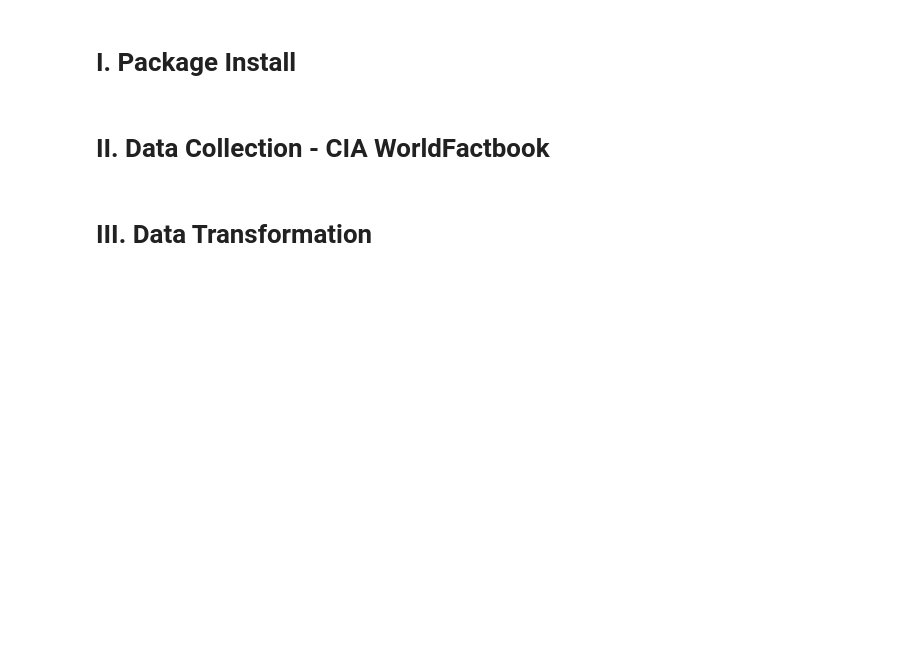
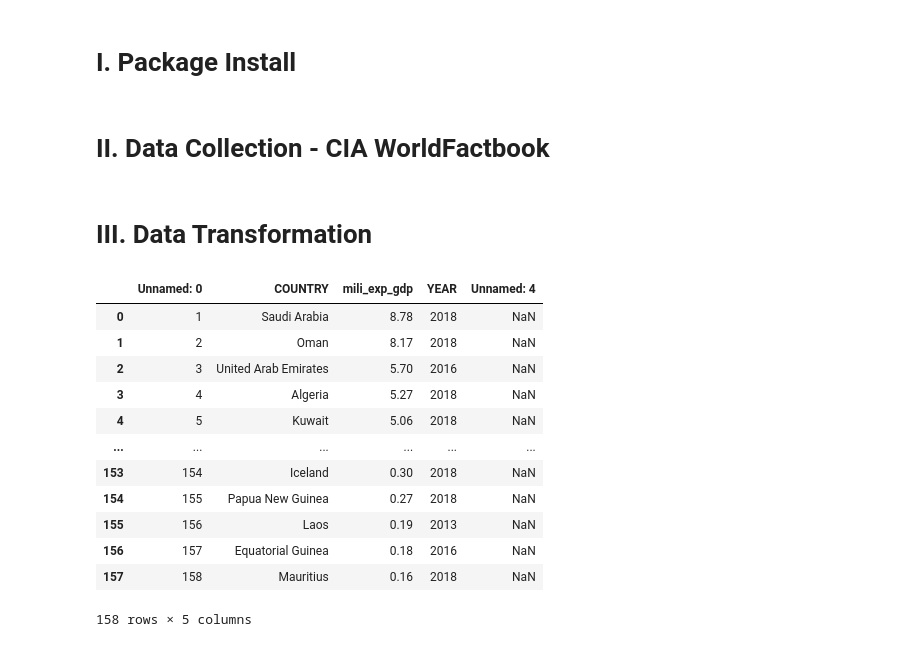
Before and after one commit to Silkways/CIA-Project, a Jupyter notebook: Main.ipynb, the cells around one changed output. Drawn from its saved outputs; the diff is of its cells as text; code cells hidden in the pictures; blank space fills up the shorter version.

```diff
--- a/Main.ipynb
+++ b/Main.ipynb
@@ -81,7 +81,20 @@ for i, row in base_df.iterrows():
 # %%
 #Renaming columns to facilitate merge
 
 base_df.rename(columns = {'country_name':'Country'}, inplace = True)
 base_df.merge(area_df, on = 'Country', how = 'left')
-
-mili_df.
+mili_df.rename(columns = {"mili_exp_%_gdp": "mili_exp_gdp"})
+# %% [output]
+|  | Unnamed: 0 | COUNTRY | mili_exp_gdp | YEAR | Unnamed: 4 |
+| 0 | 1 | Saudi Arabia | 8.78 | 2018 | NaN |
+| 1 | 2 | Oman | 8.17 | 2018 | NaN |
+| 2 | 3 | United Arab Emirates | 5.70 | 2016 | NaN |
+| 3 | 4 | Algeria | 5.27 | 2018 | NaN |
+| 4 | 5 | Kuwait | 5.06 | 2018 | NaN |
+| ... | ... | ... | ... | ... | ... |
+| 153 | 154 | Iceland | 0.30 | 2018 | NaN |
+| 154 | 155 | Papua New Guinea | 0.27 | 2018 | NaN |
+| 155 | 156 | Laos | 0.19 | 2013 | NaN |
+| 156 | 157 | Equatorial Guinea | 0.18 | 2016 | NaN |
+| 157 | 158 | Mauritius | 0.16 | 2018 | NaN |
+158 rows × 5 columns
```
Also changed, not shown: 1 other file.
